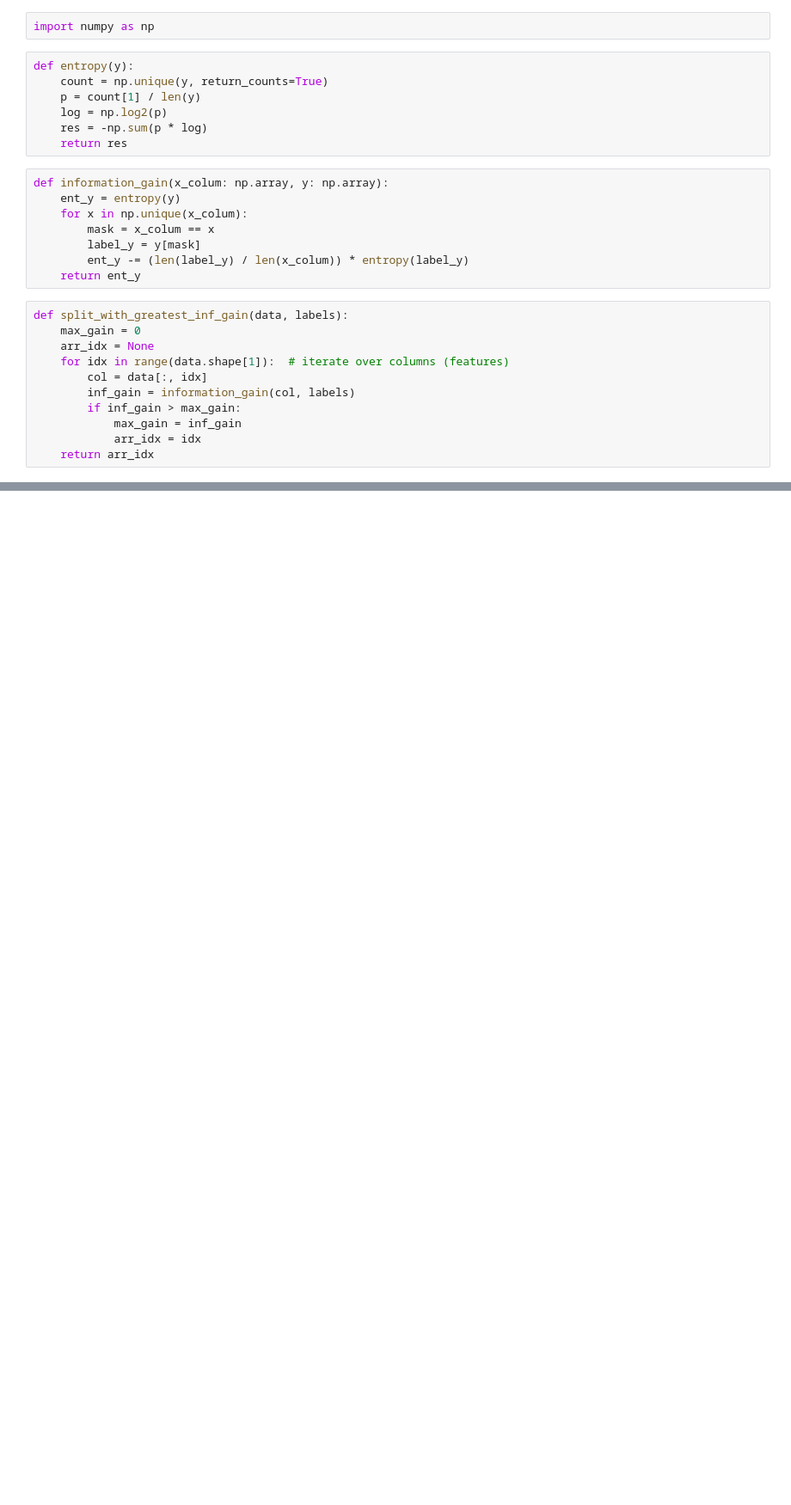
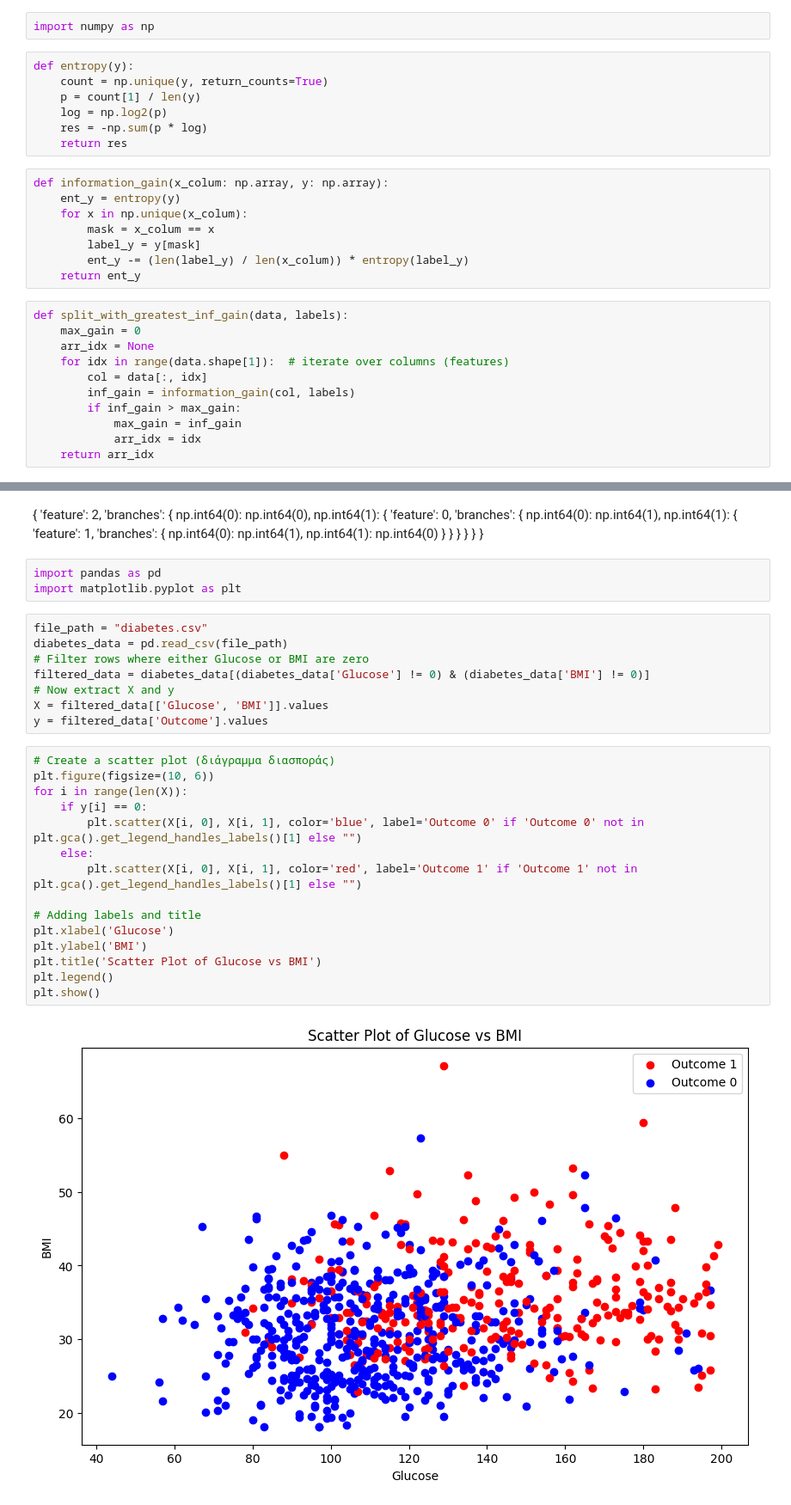
Before and after one commit to ManosFps1pt/Supervised-Learning-Experiments, a Jupyter notebook: dicision_trees.ipynb, the cells around one changed output, grey strips where cells are left out. Shown at 86% size. Saved outputs shown, nothing was run; the diff lists cells and outputs as text; blank space fills up the shorter version.

Commit message:
Add diabetes.csv and update notebook
Add a new diabetes.csv dataset (Pima-style diabetes data, ~769 rows). Update dicision_trees.ipynb (notebook modified) alongside the dataset addition.

```diff
--- a/dicision_trees.ipynb
+++ b/dicision_trees.ipynb
@@ -66,0 +75,42 @@ tree: {'feature': 2, 'branches': {np.int64(0): np.int64(0), np.int64(1): {'featu
+# %% [markdown]
+{
+    'feature': 2, 'branches': {
+        np.int64(0): np.int64(0), np.int64(1): {
+            'feature': 0, 'branches': {
+                np.int64(0): np.int64(1), np.int64(1): {
+                    'feature': 1, 'branches': {
+                        np.int64(0): np.int64(1), np.int64(1): np.int64(0)
+                    }
+                }
+            }
+        }
+    }
+}
+# %%
+import pandas as pd
+import matplotlib.pyplot as plt
+# %%
+file_path = "diabetes.csv"
+diabetes_data = pd.read_csv(file_path)
+# Filter rows where either Glucose or BMI are zero
+filtered_data = diabetes_data[(diabetes_data['Glucose'] != 0) & (diabetes_data['BMI'] != 0)]
+# Now extract X and y
+X = filtered_data[['Glucose', 'BMI']].values
+y = filtered_data['Outcome'].values
+# %%
+# Create a scatter plot (διάγραμμα διασποράς)
+plt.figure(figsize=(10, 6))
+for i in range(len(X)):
+    if y[i] == 0:
+        plt.scatter(X[i, 0], X[i, 1], color='blue', label='Outcome 0' if 'Outcome 0' not in plt.gca().get_legend_handles_labels()[1] else "")
+    else:
+        plt.scatter(X[i, 0], X[i, 1], color='red', label='Outcome 1' if 'Outcome 1' not in plt.gca().get_legend_handles_labels()[1] else "")
+
+# Adding labels and title
+plt.xlabel('Glucose')
+plt.ylabel('BMI')
+plt.title('Scatter Plot of Glucose vs BMI')
+plt.legend()
+plt.show()
+# %% [output]
+[figure, added]
```
Also changed, not shown: parts of 6 cells of this notebook, 1 other file.
